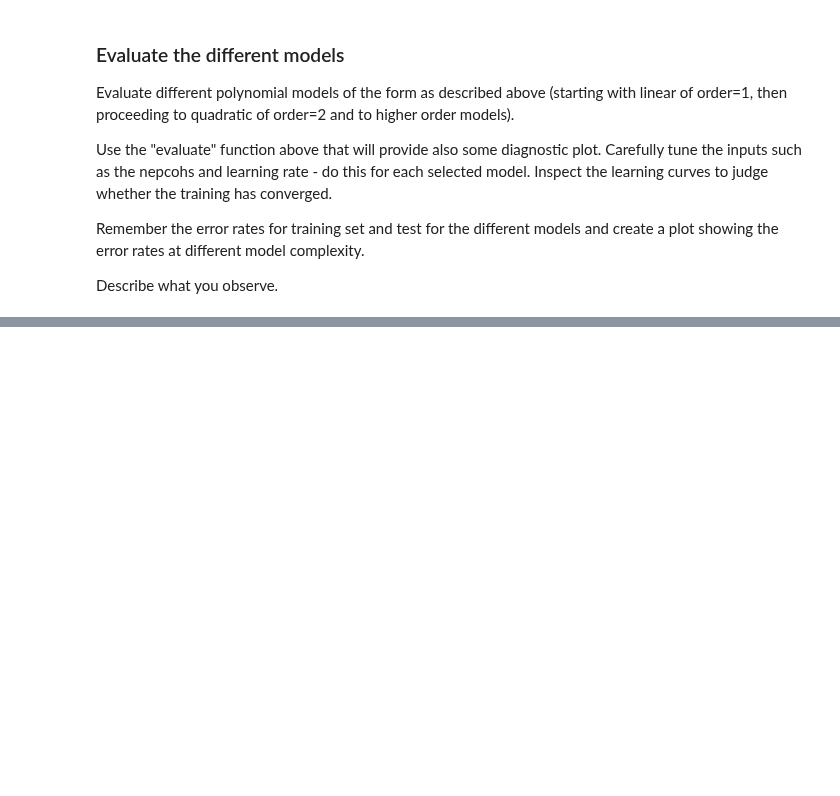
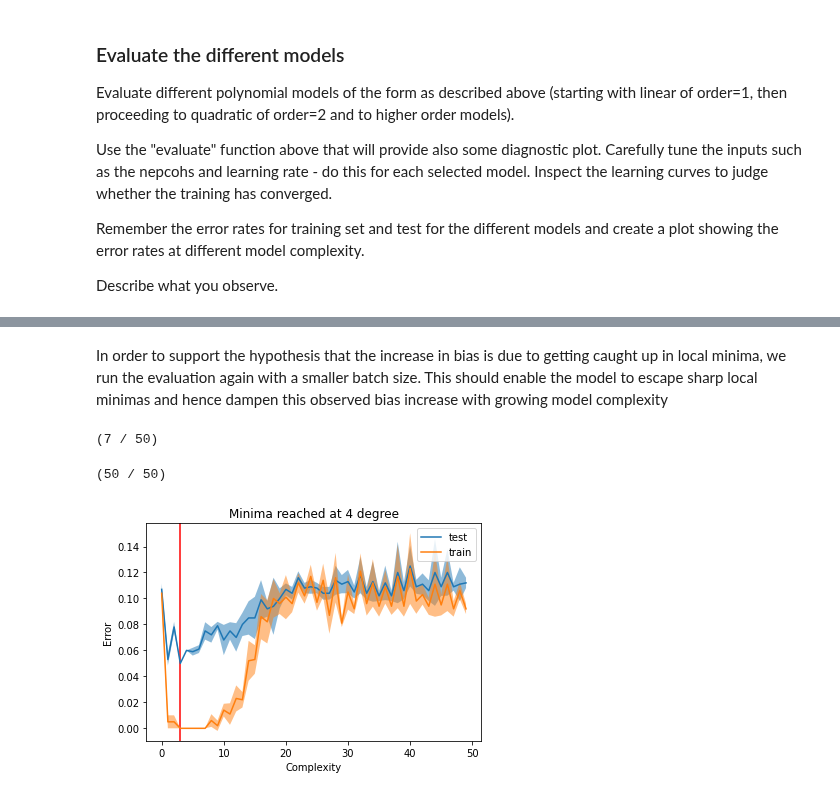
Before and after one commit to FabianGroeger96/mse-deep-learning, a Jupyter notebook: SW04/overfitting_stud.ipynb, the cells around one changed output, grey strips where cells are left out. Saved outputs shown, nothing was run; the diff lists cells and outputs as text; code cells hidden in the pictures; blank space fills up the shorter version.

```diff
--- a/SW04/overfitting_stud.ipynb
+++ b/SW04/overfitting_stud.ipynb
@@ -398,0 +421,8 @@ plot_decision_boundary(x_test, y_test, W1, pol_degree)
+# %% [markdown]
+In order to support the hypothesis that the increase in bias is due to getting caught up in local minima, we run the evaluation again with a smaller batch size. This should enable the model to escape sharp local minimas and hence dampen this observed bias increase with growing model complexity
+# %%
+best = evaluate_complexity(nepochs=1000, learningrate=0.01, runs=10, max_deg=50, batch_size=64)
+# %% [output]
+(7 / 50)
+(50 / 50)
+[figure, added]
```
Also changed, not shown: parts of 14 cells of this notebook, 2 other files.
